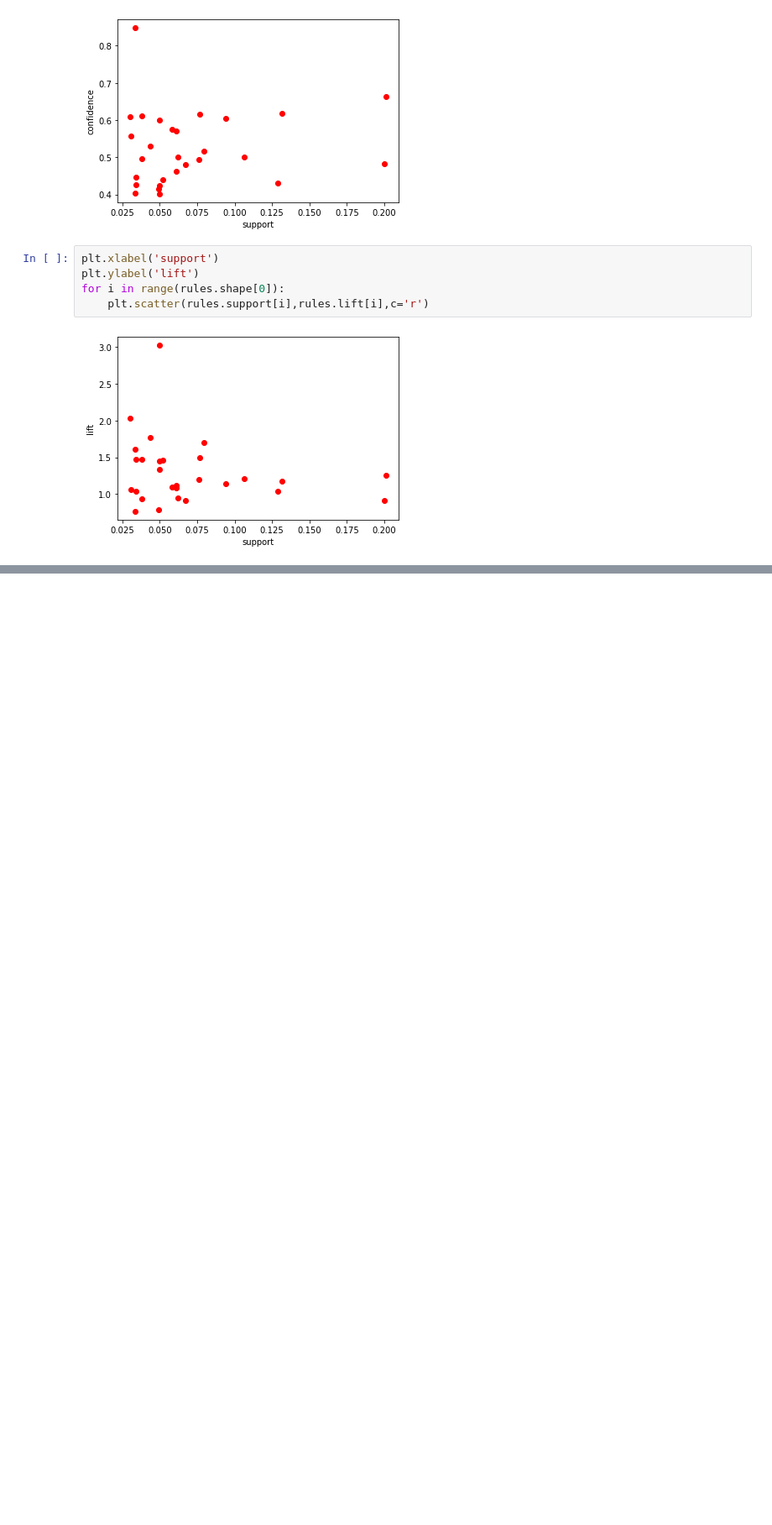
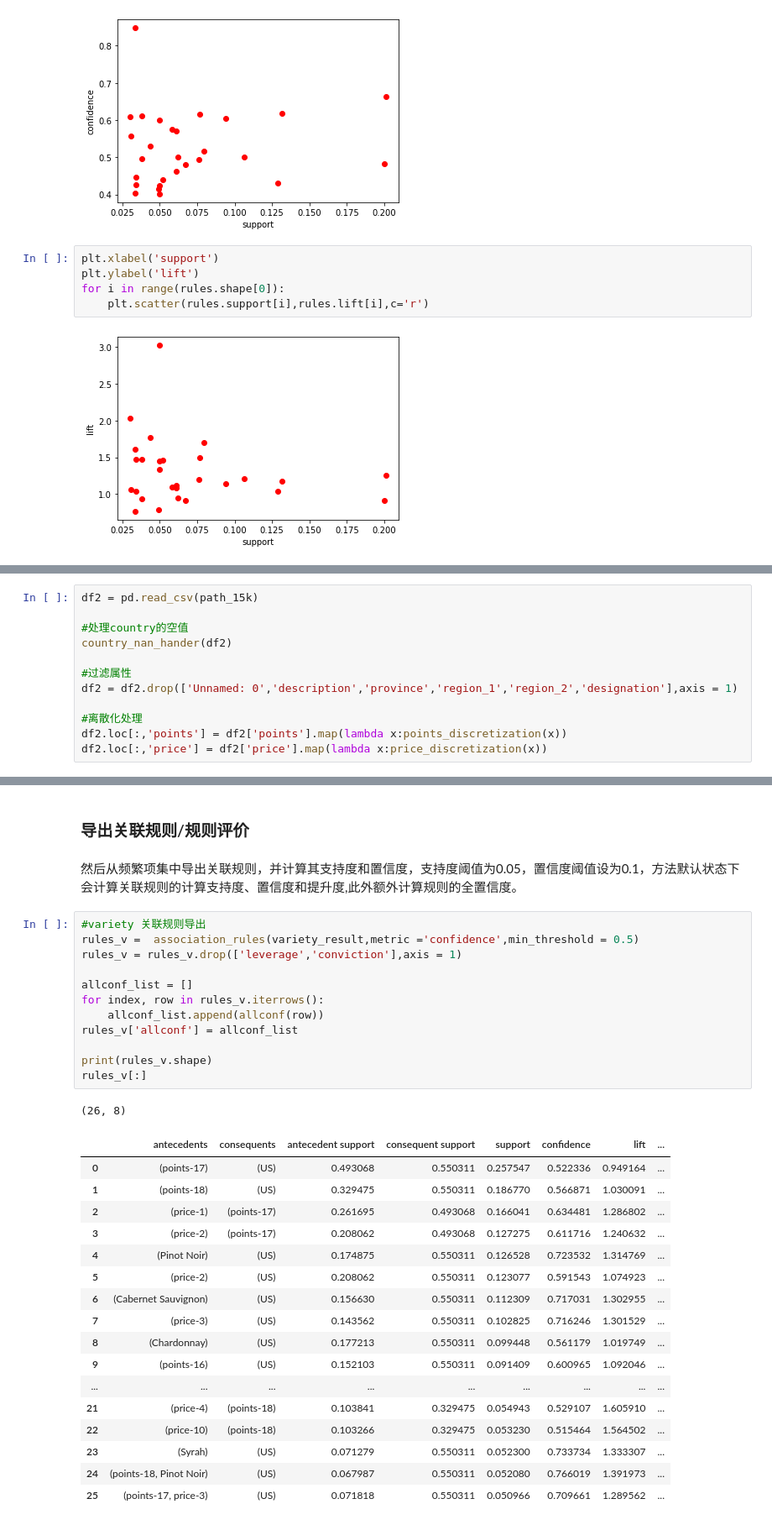
Before and after one commit to liucc1997/DMC, a Jupyter notebook: assignment2/wine-reviews-analysis.ipynb, the cells around one changed output, grey strips where cells are left out. Shown: that part at 84% size. Cells and saved outputs as stored; diff of their text form; blank space fills up the shorter version.

```diff
--- a/assignment2/wine-reviews-analysis.ipynb
+++ b/assignment2/wine-reviews-analysis.ipynb
@@ -310,0 +316,12 @@ for i in range(rules.shape[0]):
+# %%
+df2 = pd.read_csv(path_15k)
+
+#处理country的空值
+country_nan_hander(df2)
+
+#过滤属性
+df2 = df2.drop(['Unnamed: 0','description','province','region_1','region_2','designation'],axis = 1)
+
+#离散化处理
+df2.loc[:,'points'] = df2['points'].map(lambda x:points_discretization(x))
+df2.loc[:,'price'] = df2['price'].map(lambda x:price_discretization(x))
@@ -310,0 +410,35 @@ for i in range(rules.shape[0]):
+# %% [markdown]
+### 导出关联规则/规则评价
+# %% [markdown]
+然后从频繁项集中导出关联规则，并计算其支持度和置信度，支持度阈值为0.05，置信度阈值设为0.1，方法默认状态下会计算关联规则的计算支持度、置信度和提升度,此外额外计算规则的全置信度。
+# %%
+#variety 关联规则导出
+rules_v =  association_rules(variety_result,metric ='confidence',min_threshold = 0.5)
+rules_v = rules_v.drop(['leverage','conviction'],axis = 1)
+
+allconf_list = []
+for index, row in rules_v.iterrows():
+    allconf_list.append(allconf(row))
+rules_v['allconf'] = allconf_list
+
+print(rules_v.shape)
+rules_v[:]
+# %% [output]
+(26, 8)
+|  | antecedents | consequents | antecedent support | consequent support | support | confidence | lift | ... |
+| 0 | (points-17) | (US) | 0.493068 | 0.550311 | 0.257547 | 0.522336 | 0.949164 | ... |
+| 1 | (points-18) | (US) | 0.329475 | 0.550311 | 0.186770 | 0.566871 | 1.030091 | ... |
+| 2 | (price-1) | (points-17) | 0.261695 | 0.493068 | 0.166041 | 0.634481 | 1.286802 | ... |
+| 3 | (price-2) | (points-17) | 0.208062 | 0.493068 | 0.127275 | 0.611716 | 1.240632 | ... |
+| 4 | (Pinot Noir) | (US) | 0.174875 | 0.550311 | 0.126528 | 0.723532 | 1.314769 | ... |
+| 5 | (price-2) | (US) | 0.208062 | 0.550311 | 0.123077 | 0.591543 | 1.074923 | ... |
+| 6 | (Cabernet Sauvignon) | (US) | 0.156630 | 0.550311 | 0.112309 | 0.717031 | 1.302955 | ... |
+| 7 | (price-3) | (US) | 0.143562 | 0.550311 | 0.102825 | 0.716246 | 1.301529 | ... |
+| 8 | (Chardonnay) | (US) | 0.177213 | 0.550311 | 0.099448 | 0.561179 | 1.019749 | ... |
+| 9 | (points-16) | (US) | 0.152103 | 0.550311 | 0.091409 | 0.600965 | 1.092046 | ... |
+| ... | ... | ... | ... | ... | ... | ... | ... | ... |
+| 21 | (price-4) | (points-18) | 0.103841 | 0.329475 | 0.054943 | 0.529107 | 1.605910 | ... |
+| 22 | (price-10) | (points-18) | 0.103266 | 0.329475 | 0.053230 | 0.515464 | 1.564502 | ... |
+| 23 | (Syrah) | (US) | 0.071279 | 0.550311 | 0.052300 | 0.733734 | 1.333307 | ... |
+| 24 | (points-18, Pinot Noir) | (US) | 0.067987 | 0.550311 | 0.052080 | 0.766019 | 1.391973 | ... |
+| 25 | (points-17, price-3) | (US) | 0.071818 | 0.550311 | 0.050966 | 0.709661 | 1.289562 | ... |
```
Also changed, not shown: parts of 35 cells of this notebook, 2 other files.
